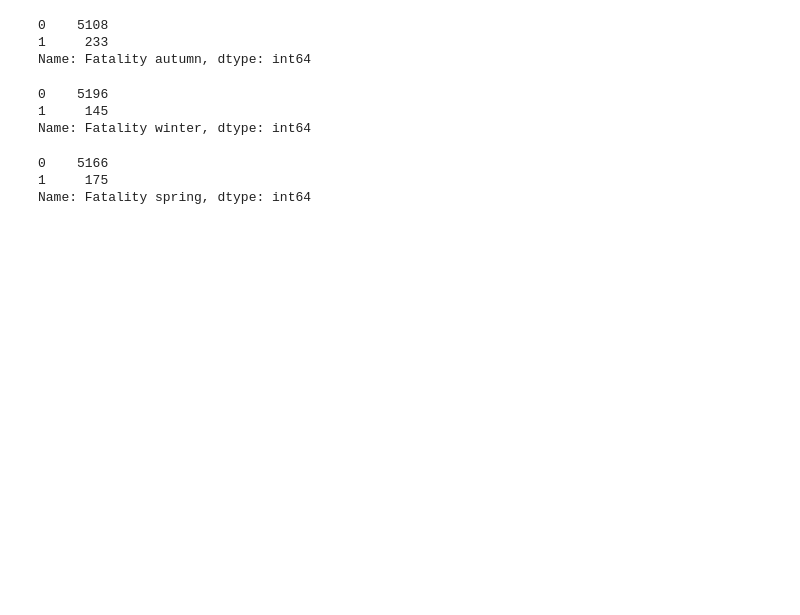
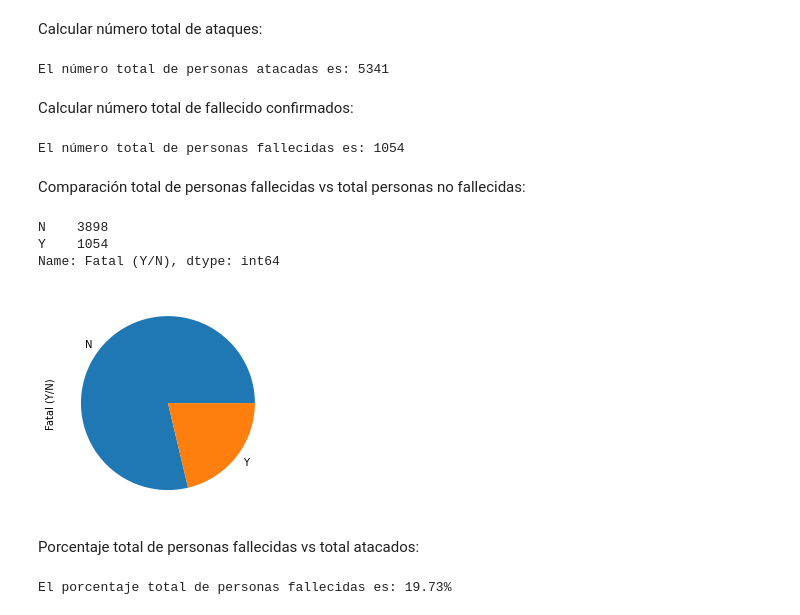
Before and after one commit to Macarena18/Data-Cleaning-Pandas, a Jupyter notebook: Analysis.ipynb, the cells around one changed output. Saved outputs shown, nothing was run; the diff lists cells and outputs as text; code cells hidden in the pictures; blank space fills up the shorter version.

```diff
--- a/Analysis.ipynb
+++ b/Analysis.ipynb
@@ -230,42 +44,35 @@ Name: Fatality summer, dtype: int64
-# %%
-def fatality_autumn(row):
-    if row["Fatal(%)"]==1 and row["Seasonality"]=="Autumn":
-        return 1
-    elif row["Fatal(%)"]==0 and row["Seasonality"]=="Autumn":
-        return 0
-    else:
-        return 0
-data["Fatality autumn"] = data[["Fatal(%)","Seasonality"]].apply(fatality_autumn, axis=1)
-data["Fatality autumn"].value_counts()
-# %% [output]
-0    5108
-1     233
-Name: Fatality autumn, dtype: int64
-# %%
-def fatality_winter(row):
-    if row["Fatal(%)"]==1 and row["Seasonality"]=="Winter":
-        return 1
-    elif row["Fatal(%)"]==0 and row["Seasonality"]=="Winter":
-        return 0
-    else:
-        return 0
-data["Fatality winter"] = data[["Fatal(%)","Seasonality"]].apply(fatality_winter, axis=1)
-data["Fatality winter"].value_counts()
-# %% [output]
-0    5196
-1     145
-Name: Fatality winter, dtype: int64
-# %%
-def fatality_spring(row):
-    if row["Fatal(%)"]==1 and row["Seasonality"]=="Spring":
-        return 1
-    elif row["Fatal(%)"]==0 and row["Seasonality"]=="Spring":
-        return 0
-    else:
-        return 0
-data["Fatality spring"] = data[["Fatal(%)","Seasonality"]].apply(fatality_spring, axis=1)
-data["Fatality spring"].value_counts()
-# %% [output]
-0    5166
-1     175
-Name: Fatality spring, dtype: int64
+# %% [markdown]
+
+Calcular número total de ataques:
+# %%
+totalnumber_attacks=data["Name"].count()
+totalnumber_attacks
+print("El número total de personas atacadas es: "+ str(totalnumber_attacks))
+# %% [output]
+El número total de personas atacadas es: 5341
+# %% [markdown]
+Calcular número total de fallecido confirmados:
+# %%
+totalnumber_fatal=(data["Fatal (Y/N)"]=="Y").sum()
+print("El número total de personas fallecidas es: "+ str(totalnumber_fatal))
+# %% [output]
+El número total de personas fallecidas es: 1054
+# %% [markdown]
+Comparación total de personas fallecidas vs total personas no fallecidas:
+# %%
+data["Fatal (Y/N)"].value_counts().plot.pie()
+data["Fatal (Y/N)"].value_counts()
+# %% [output]
+N    3898
+Y    1054
+Name: Fatal (Y/N), dtype: int64
+[figure, added]
+# %% [markdown]
+Porcentaje total de personas fallecidas vs total atacados:
+# %%
+fatal_attack_percent=round((totalnumber_fatal/totalnumber_attacks)*100,2)
+fatal_attack_percent
+
+print("El porcentaje total de personas fallecidas es: "+ str(fatal_attack_percent)+ "%")
+# %% [output]
+El porcentaje total de personas fallecidas es: 19.73%
```
Also changed, not shown: parts of 72 cells of this notebook, 2 other files.
